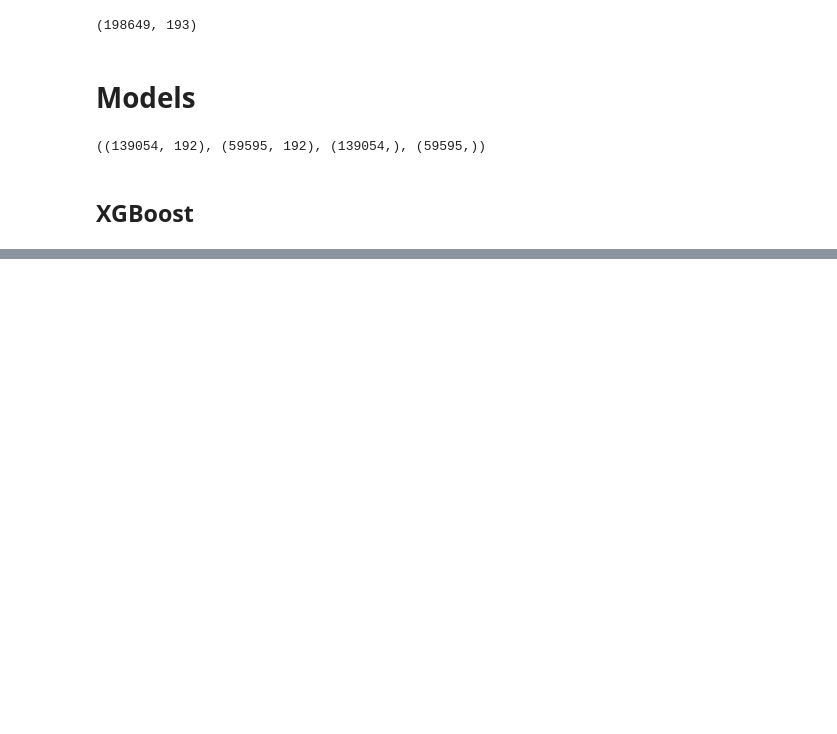
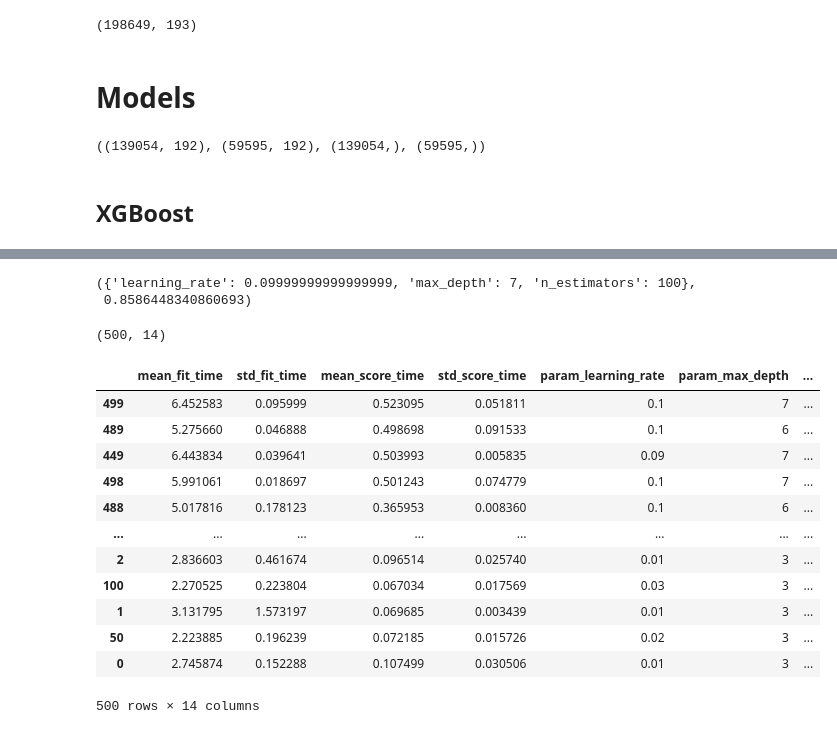
Before and after one commit to EgorSolovei/ML-in-nuclear-physics, a Jupyter notebook: GBDT.ipynb, the cells around one changed output, grey strips where cells are left out. Drawn from its saved outputs; the diff is of its cells as text; code cells hidden in the pictures; blank space fills up the shorter version.

```diff
--- a/GBDT.ipynb
+++ b/GBDT.ipynb
@@ -65,0 +113,27 @@ X_train.shape, X_test.shape, y_train.shape, y_test.shape
+# %%
+xgb_cv.best_params_, xgb_cv.best_score_
+# %% [output]
+({'learning_rate': 0.09999999999999999, 'max_depth': 7, 'n_estimators': 100},
+ 0.8586448340860693)
+# %%
+xgb_res_df = pd.DataFrame(xgb_cv.cv_results_)
+xgb_res_df.drop(columns=["params"], inplace=True)
+xgb_res_df.shape
+# %% [output]
+(500, 14)
+# %%
+xgb_res_df.sort_values('rank_test_score', ascending=True)
+# %% [output]
+|  | mean_fit_time | std_fit_time | mean_score_time | std_score_time | param_learning_rate | param_max_depth | ... |
+| 499 | 6.452583 | 0.095999 | 0.523095 | 0.051811 | 0.1 | 7 | ... |
+| 489 | 5.275660 | 0.046888 | 0.498698 | 0.091533 | 0.1 | 6 | ... |
+| 449 | 6.443834 | 0.039641 | 0.503993 | 0.005835 | 0.09 | 7 | ... |
+| 498 | 5.991061 | 0.018697 | 0.501243 | 0.074779 | 0.1 | 7 | ... |
+| 488 | 5.017816 | 0.178123 | 0.365953 | 0.008360 | 0.1 | 6 | ... |
+| ... | ... | ... | ... | ... | ... | ... | ... |
+| 2 | 2.836603 | 0.461674 | 0.096514 | 0.025740 | 0.01 | 3 | ... |
+| 100 | 2.270525 | 0.223804 | 0.067034 | 0.017569 | 0.03 | 3 | ... |
+| 1 | 3.131795 | 1.573197 | 0.069685 | 0.003439 | 0.01 | 3 | ... |
+| 50 | 2.223885 | 0.196239 | 0.072185 | 0.015726 | 0.02 | 3 | ... |
+| 0 | 2.745874 | 0.152288 | 0.107499 | 0.030506 | 0.01 | 3 | ... |
+500 rows × 14 columns
```
Also changed, not shown: parts of 22 cells of this notebook.
